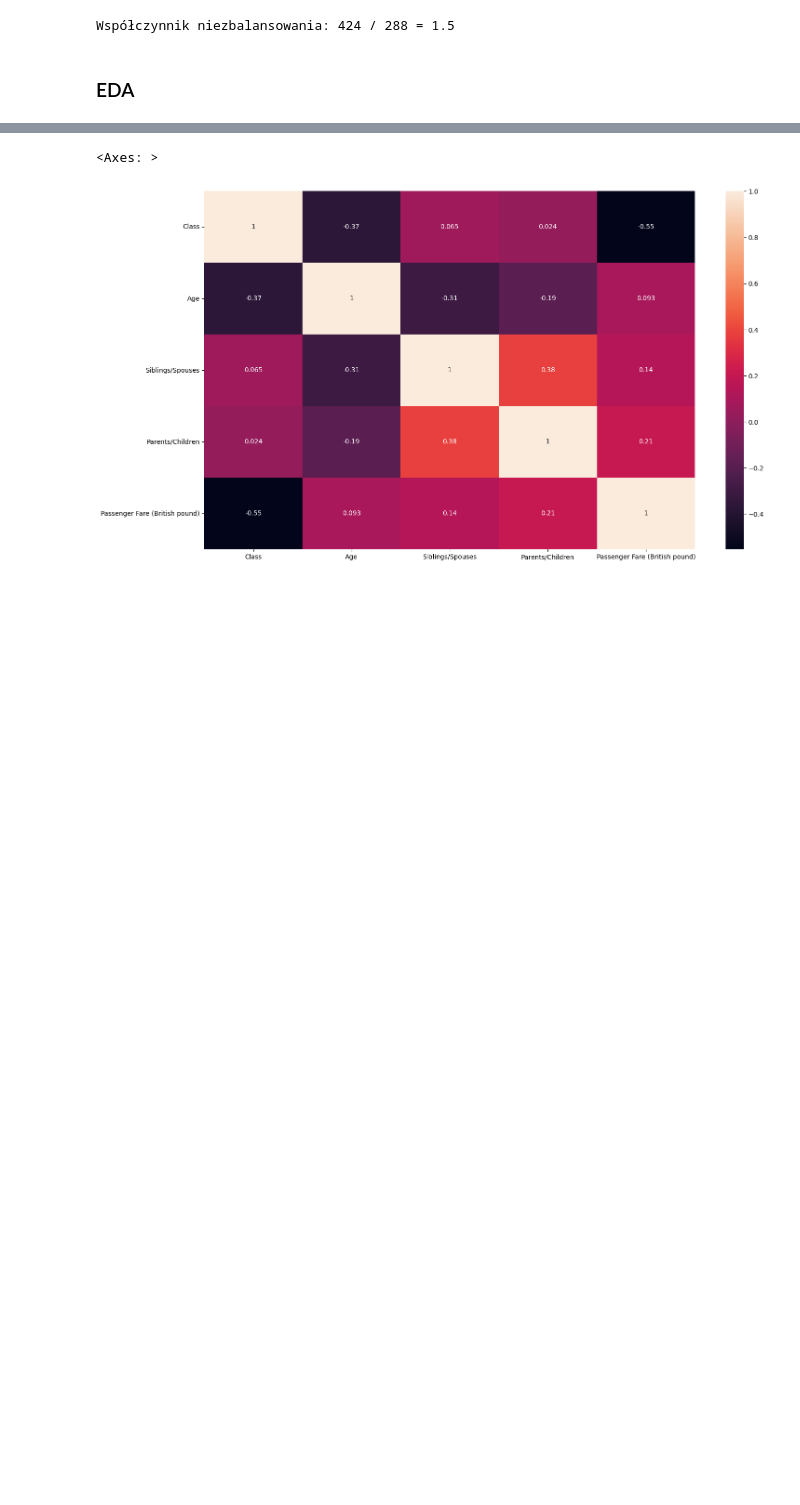
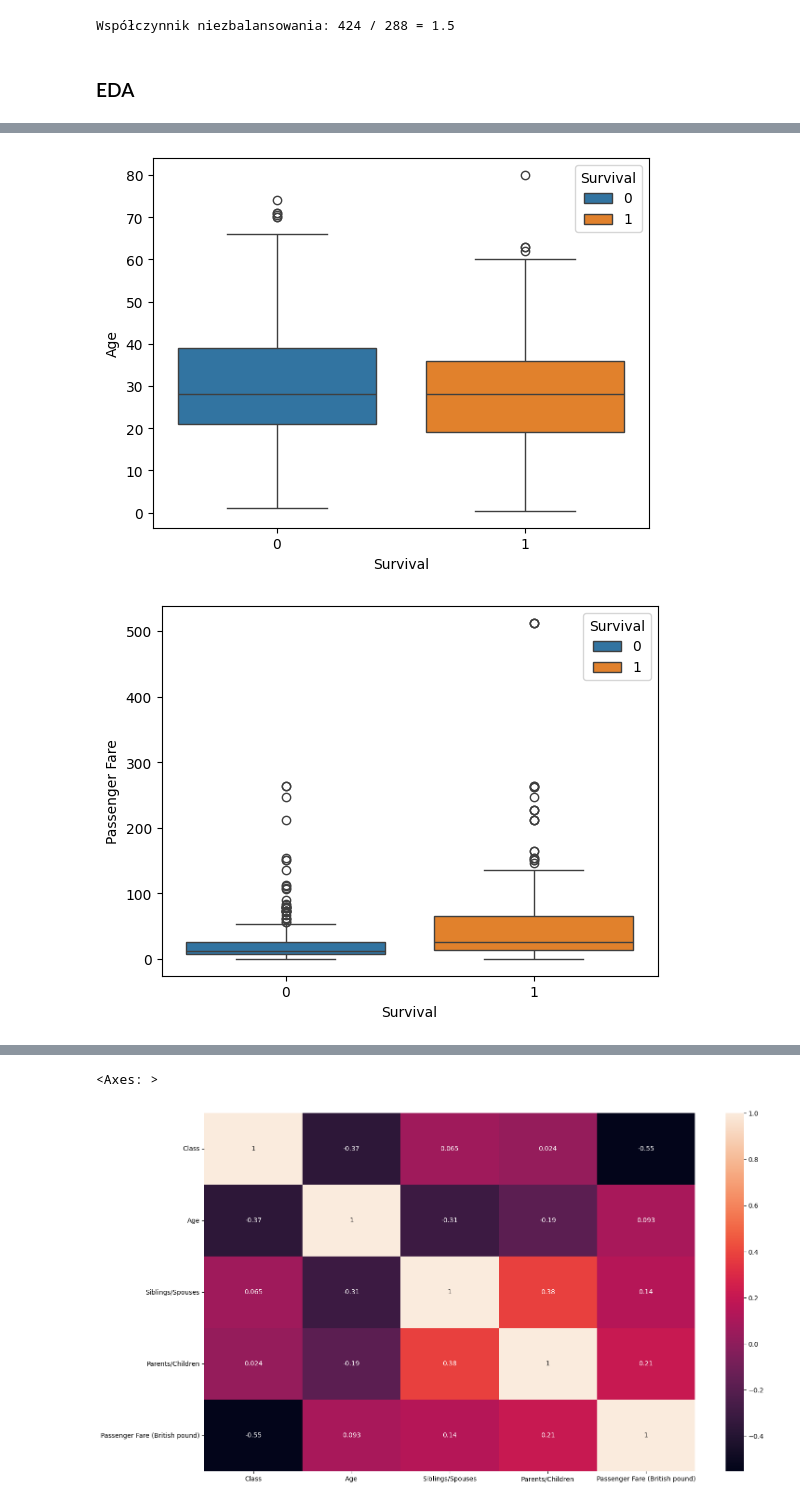
Before and after one commit to Kacper-Marciniak/Kurs-AI, a Jupyter notebook: Student/P4/Projekt_4_full_titanic.ipynb, the cells around one changed output, grey strips where cells are left out. Cells and saved outputs as stored; diff of their text form; code cells hidden in the pictures; blank space fills up the shorter version.

Commit message:
Added boxplot

```diff
--- a/Student/P4/Projekt_4_full_titanic.ipynb
+++ b/Student/P4/Projekt_4_full_titanic.ipynb
@@ -149,0 +150,27 @@ array([[<Axes: title={'center': 'Class'}>,
+# %%
+# Analiza BOXPLOT
+
+import seaborn as sns
+import matplotlib.pyplot as plt
+
+for col_name in [
+  "Age", "Passenger Fare"
+]:
+  plt.clf()
+  sns.boxplot(x=y, y=x[col_name], hue=y)
+  plt.show()
+
+plt.clf()
+sns.boxplot(x=x["Class"], y=x["Passenger Fare"])
+plt.show()
+
+plt.clf()
+sns.boxplot(x=x["Class"], y=x["Age"])
+plt.show()
+
+plt.clf()
+sns.boxplot(x=x["Class"], y=x["Age"], hue=y)
+plt.show()
+# %% [output]
+[figure, added]
+[figure, added]
```
Also changed, not shown: parts of 6 cells of this notebook, 1 other file.
